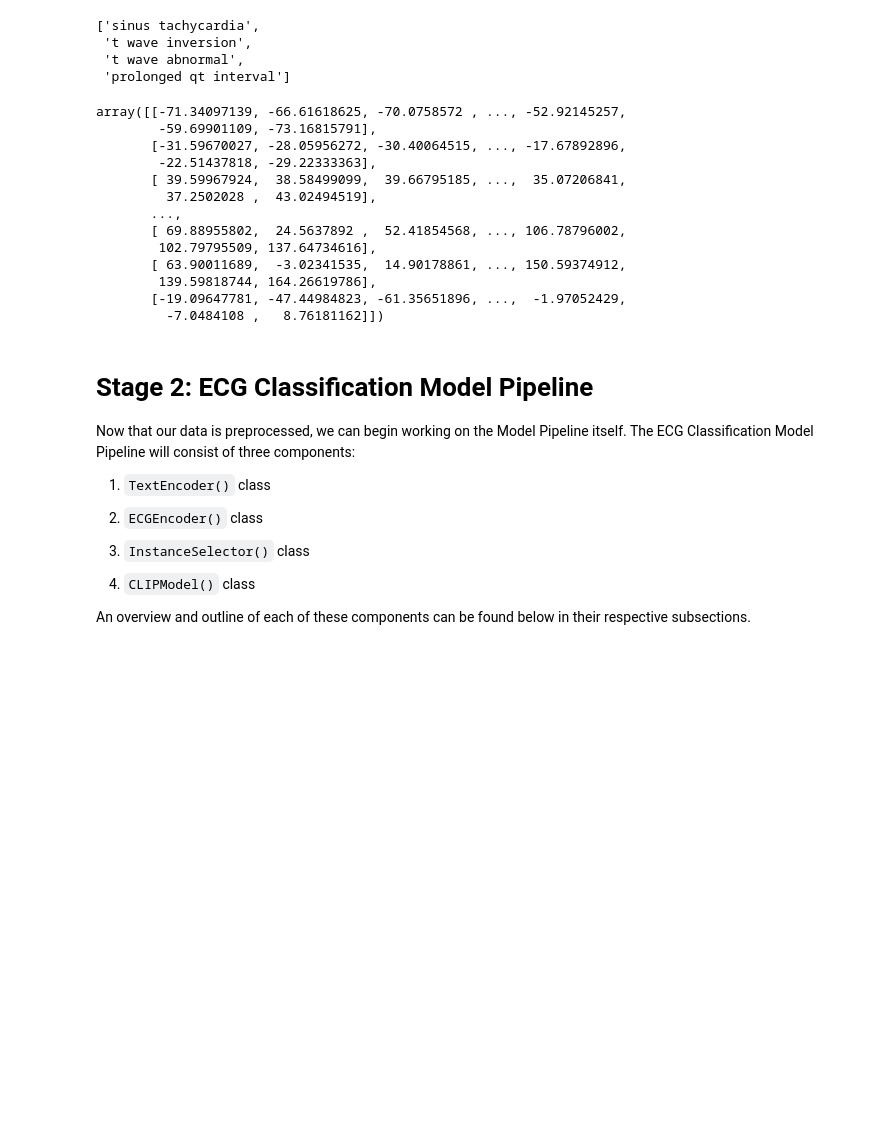
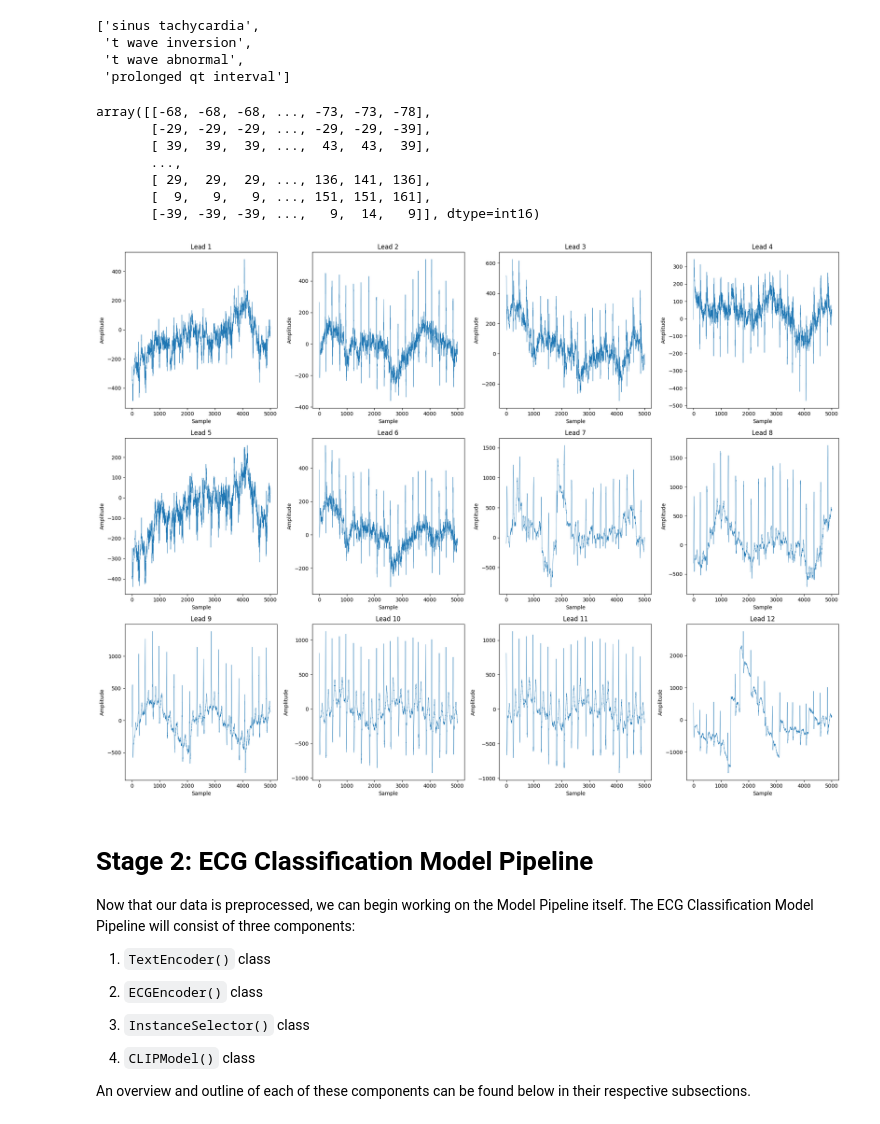
Before and after one commit to naavie/ECG_Project, a Jupyter notebook: Notebooks/PhysioNetDataset.ipynb, the cells around one changed output. Cells and saved outputs as stored; diff of their text form; code cells hidden in the pictures; blank space fills up the shorter version.

```diff
--- a/Notebooks/PhysioNetDataset.ipynb
+++ b/Notebooks/PhysioNetDataset.ipynb
@@ -217,16 +221,15 @@ class PhysioNetDataset(torch.utils.data.Dataset):
         twelve_lead_ecg = None
         if index < len(self._mat_files):
             mat_file_path = self._mat_files[index]
-            twelve_lead_ecg = sio.loadmat(mat_file_path)
+            mat_data = sio.loadmat(mat_file_path)
 
-            # Resample the ECG to 128 Hz
-            for lead in twelve_lead_ecg:
-                twelve_lead_ecg[lead] = self.resample_ecg(twelve_lead_ecg[lead], old_freq=header_info['sampling_frequency'])
+            # Extract the ECG data
+            twelve_lead_ecg = mat_data['val']
         else:
             print(f"MAT file for index {index} does not exist.")
 
         # Return list of diagnoses and the np array of the 12-lead ECG
-        return dx_modalities, twelve_lead_ecg['val']
+        return dx_modalities, twelve_lead_ecg
 
     def plot_record(self, index):
         mat_file_path = self._mat_files[index]
@@ -287,19 +290,17 @@ current_train[0][0]
 # 12-lead ECG (np array)
 current_train[0][1]
 # %% [output]
-array([[-71.34097139, -66.61618625, -70.0758572 , ..., -52.92145257,
-        -59.69901109, -73.16815791],
-       [-31.59670027, -28.05956272, -30.40064515, ..., -17.67892896,
-        -22.51437818, -29.22333363],
-       [ 39.59967924,  38.58499099,  39.66795185, ...,  35.07206841,
-         37.2502028 ,  43.02494519],
+array([[-68, -68, -68, ..., -73, -73, -78],
+       [-29, -29, -29, ..., -29, -29, -39],
+       [ 39,  39,  39, ...,  43,  43,  39],
        ...,
-       [ 69.88955802,  24.5637892 ,  52.41854568, ..., 106.78796002,
-        102.79795509, 137.64734616],
-       [ 63.90011689,  -3.02341535,  14.90178861, ..., 150.59374912,
-        139.59818744, 164.26619786],
-       [-19.09647781, -47.44984823, -61.35651896, ...,  -1.97052429,
-         -7.0484108 ,   8.76181162]])
+       [ 29,  29,  29, ..., 136, 141, 136],
+       [  9,   9,   9, ..., 151, 151, 161],
+       [-39, -39, -39, ...,   9,  14,   9]], dtype=int16)
+# %%
+train_set.plot_record(0)
+# %% [output]
+[figure, added]
 # %% [markdown]
 # Stage 2: ECG Classification Model Pipeline
 
```
Also changed, not shown: parts of 13 cells of this notebook.
